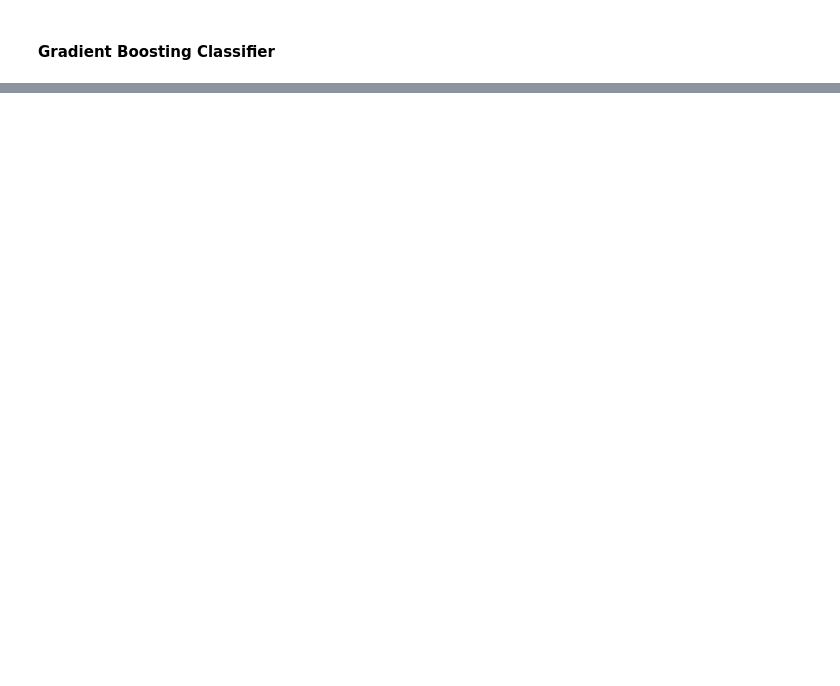
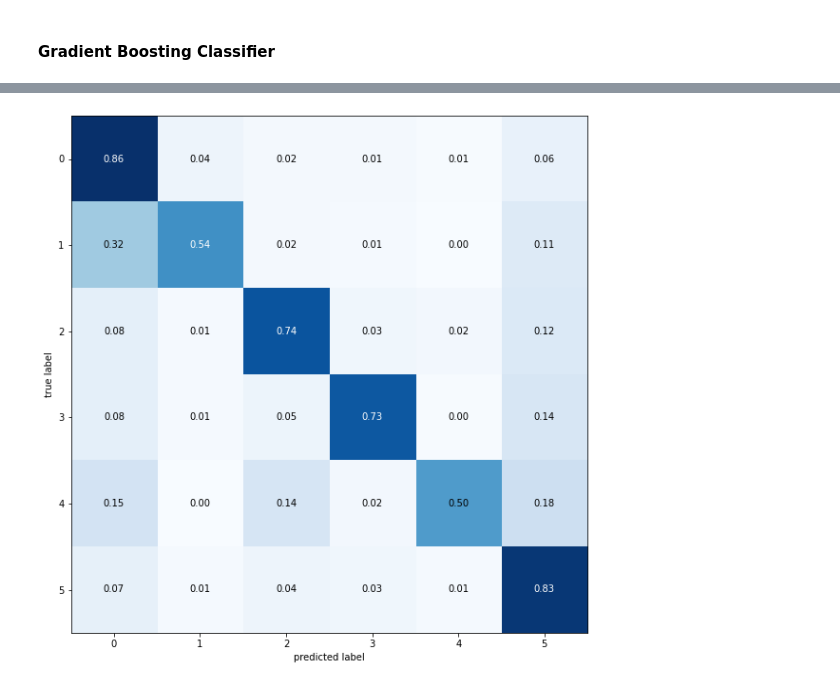
Before and after one commit to willsantospereira/tcc_nlp, a Jupyter notebook: notebook/Analise_Emocao.ipynb, the cells around one changed output, grey strips where cells are left out. Drawn from its saved outputs; the diff is of its cells as text; code cells hidden in the pictures; blank space fills up the shorter version.

```diff
--- a/notebook/Analise_Emocao.ipynb
+++ b/notebook/Analise_Emocao.ipynb
@@ -371,0 +1068,11 @@ y_pred_gbc_tfidfcount_vec = avalia_modelo_score(GradientBoostingClassifier(n_est
+# %%
+import matplotlib.pyplot as plt
+from mlxtend.plotting import plot_confusion_matrix
+from mlxtend.evaluate import confusion_matrix
+
+cm = confusion_matrix(y_target=y_test, y_predicted=y_pred_lr_count_vec, binary=False)
+
+fig, ax = plot_confusion_matrix(conf_mat=cm, show_absolute=False, show_normed=True, figsize= (10, 10))
+plt.show()
+# %% [output]
+[figure, added]
```
Also changed, not shown: parts of 47 cells of this notebook.
